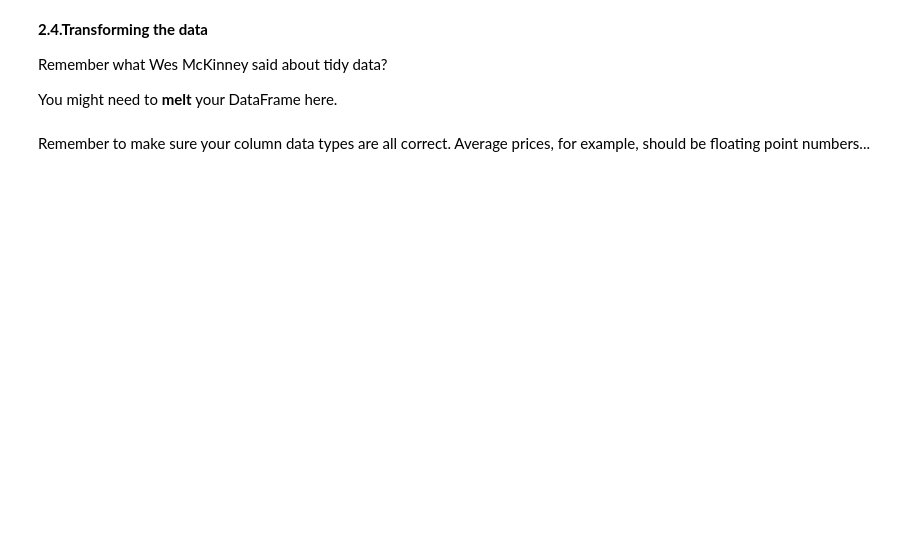
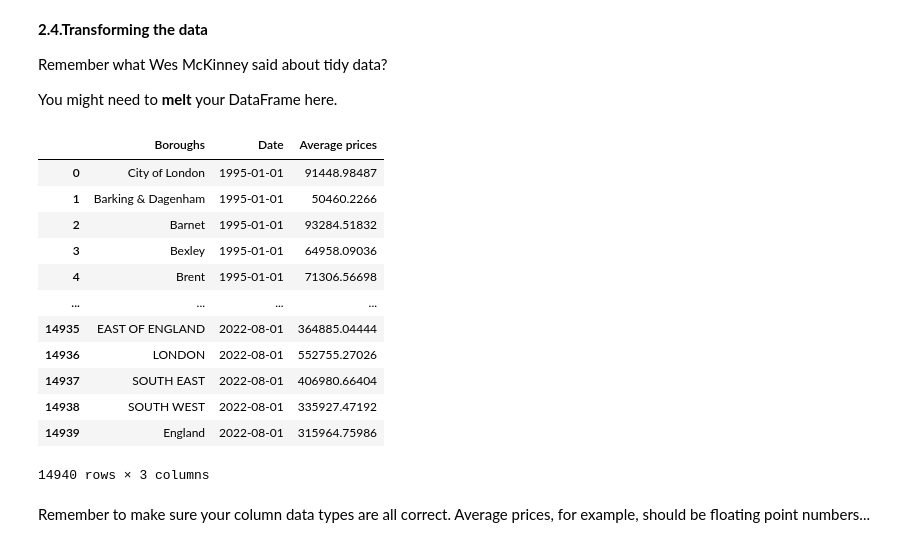
Before and after one commit to tslaFDs/Springboard, a Jupyter notebook: London Project_Unit 4 Challenge - Tier 3.ipynb, the cells around one changed output. Cells and saved outputs as stored; diff of their text form; code cells hidden in the pictures; blank space fills up the shorter version.

```diff
--- a/London Project_Unit 4 Challenge - Tier 3.ipynb
+++ b/London Project_Unit 4 Challenge - Tier 3.ipynb
@@ -151,3 +194,7 @@ properties.head()
 **2.3. Cleaning the data (part 2)**
 
 You might we have to **rename** a couple columns. How do you do this? The clue's pretty bold...
+# %%
+properties = properties.rename(columns={'Unnamed: 0': 'Boroughs'})
+properties.head()
+# properties
@@ -157,5 +212,23 @@ You might we have to **rename** a couple columns. How do you do this? The clue's
 Remember what Wes McKinney said about tidy data?
 
 You might need to **melt** your DataFrame here.
+# %%
+# properties.head()
+properties_melt = pd.melt(properties, id_vars=['Boroughs'], var_name='Date', value_name='Average prices')
+properties_melt
+# %% [output]
+|  | Boroughs | Date | Average prices |
+| 0 | City of London | 1995-01-01 | 91448.98487 |
+| 1 | Barking & Dagenham | 1995-01-01 | 50460.2266 |
+| 2 | Barnet | 1995-01-01 | 93284.51832 |
+| 3 | Bexley | 1995-01-01 | 64958.09036 |
+| 4 | Brent | 1995-01-01 | 71306.56698 |
+| ... | ... | ... | ... |
+| 14935 | EAST OF ENGLAND | 2022-08-01 | 364885.04444 |
+| 14936 | LONDON | 2022-08-01 | 552755.27026 |
+| 14937 | SOUTH EAST | 2022-08-01 | 406980.66404 |
+| 14938 | SOUTH WEST | 2022-08-01 | 335927.47192 |
+| 14939 | England | 2022-08-01 | 315964.75986 |
+14940 rows × 3 columns
 # %% [markdown]
 Remember to make sure your column data types are all correct. Average prices, for example, should be floating point numbers...
```
Also changed, not shown: parts of 9 cells of this notebook.
